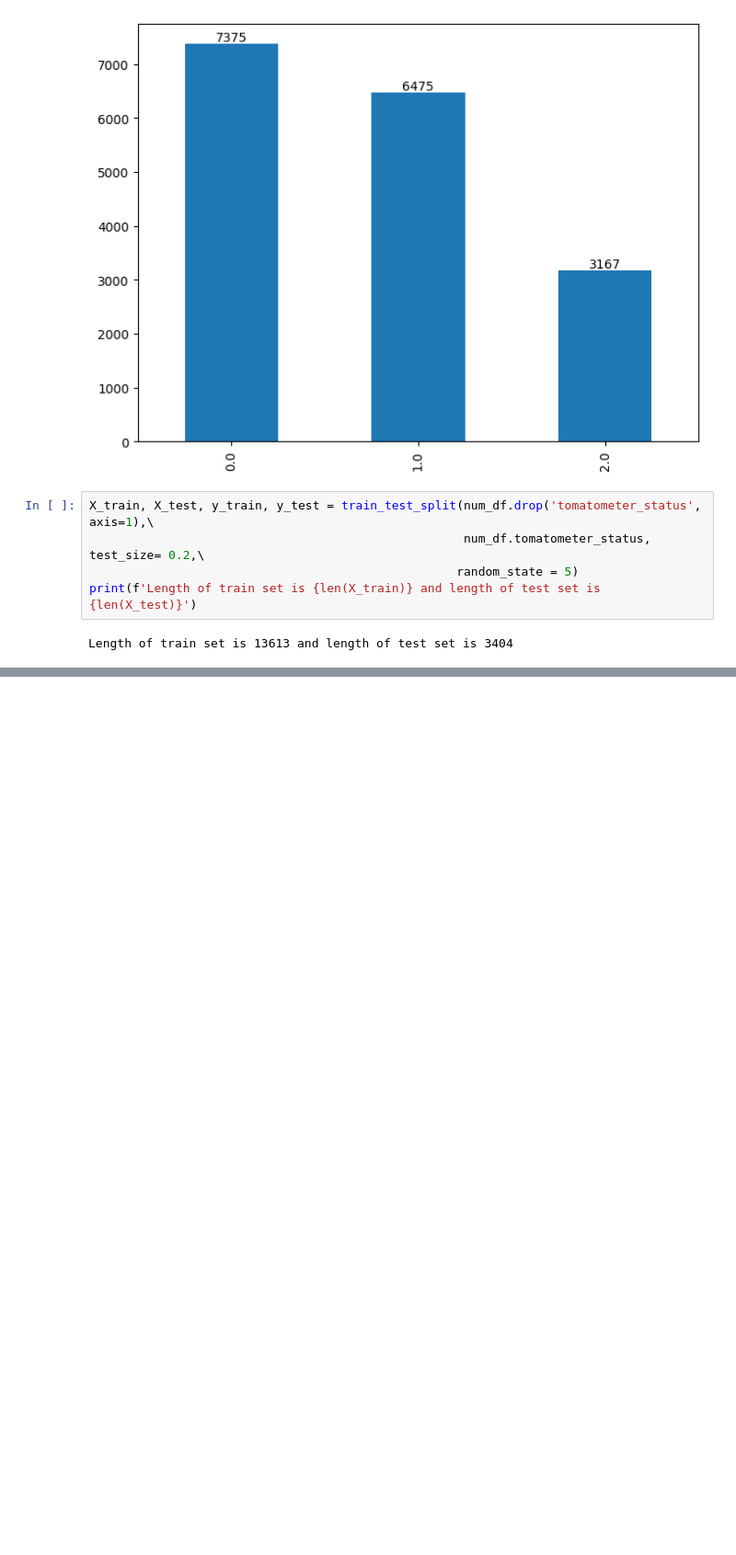
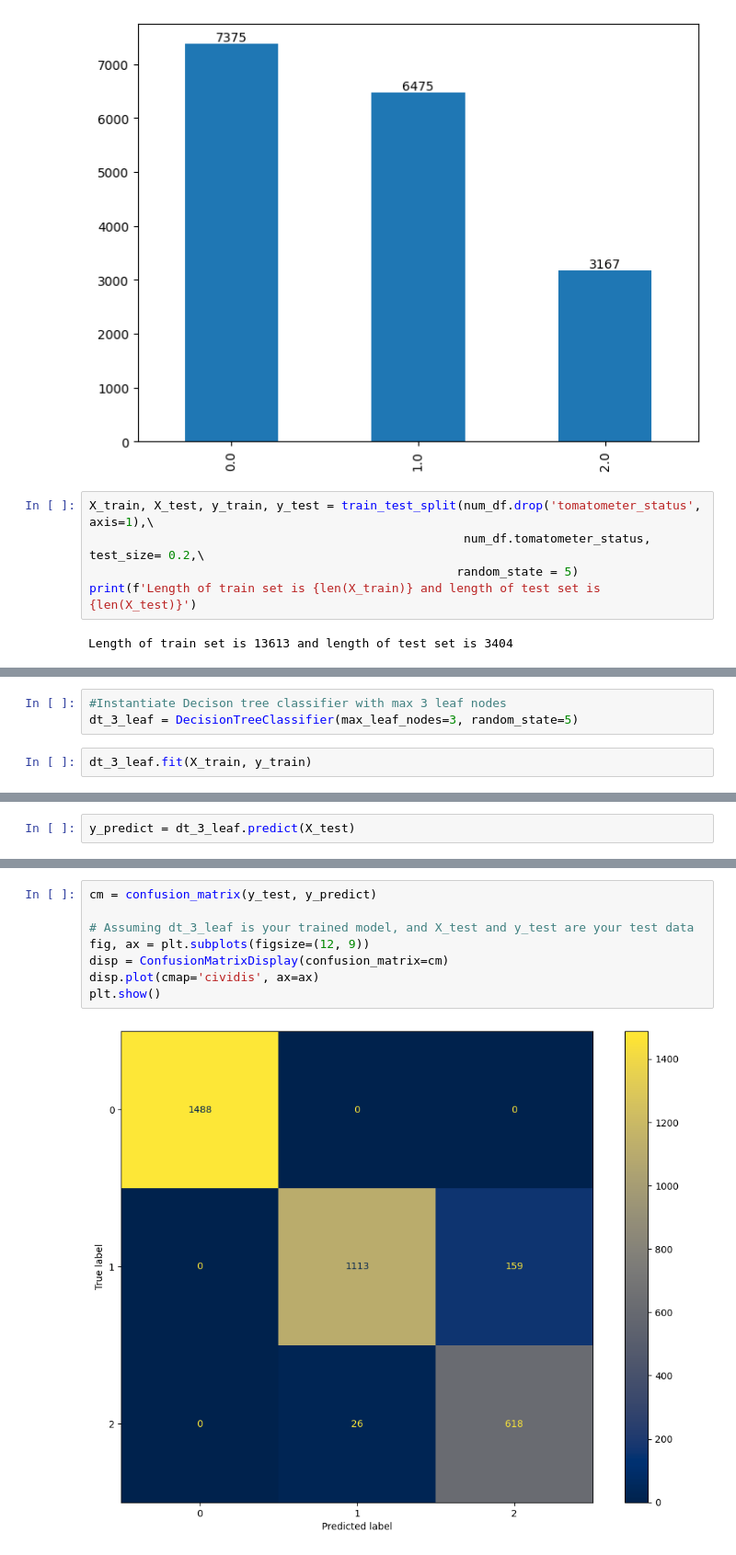
Before and after one commit to girishgautam/movie_rating_prediction, a Jupyter notebook: movie_ratings.ipynb, the cells around one changed output, grey strips where cells are left out. Shown: that part at 92% size. Drawn from its saved outputs; the diff is of its cells as text; blank space fills up the shorter version.

Commit message:
modelling done on first approach

```diff
--- a/movie_ratings.ipynb
+++ b/movie_ratings.ipynb
@@ -193,0 +196,5 @@ Length of train set is 13613 and length of test set is 3404
+# %%
+#Instantiate Decison tree classifier with max 3 leaf nodes
+dt_3_leaf = DecisionTreeClassifier(max_leaf_nodes=3, random_state=5)
+# %%
+dt_3_leaf.fit(X_train, y_train)
@@ -193,0 +203,2 @@ Length of train set is 13613 and length of test set is 3404
+# %%
+y_predict = dt_3_leaf.predict(X_test)
@@ -193,0 +219,10 @@ Length of train set is 13613 and length of test set is 3404
+# %%
+cm = confusion_matrix(y_test, y_predict)
+
+# Assuming dt_3_leaf is your trained model, and X_test and y_test are your test data
+fig, ax = plt.subplots(figsize=(12, 9))
+disp = ConfusionMatrixDisplay(confusion_matrix=cm)
+disp.plot(cmap='cividis', ax=ax)
+plt.show()
+# %% [output]
+[figure, added]
```
Also changed, not shown: parts of 10 cells of this notebook.
